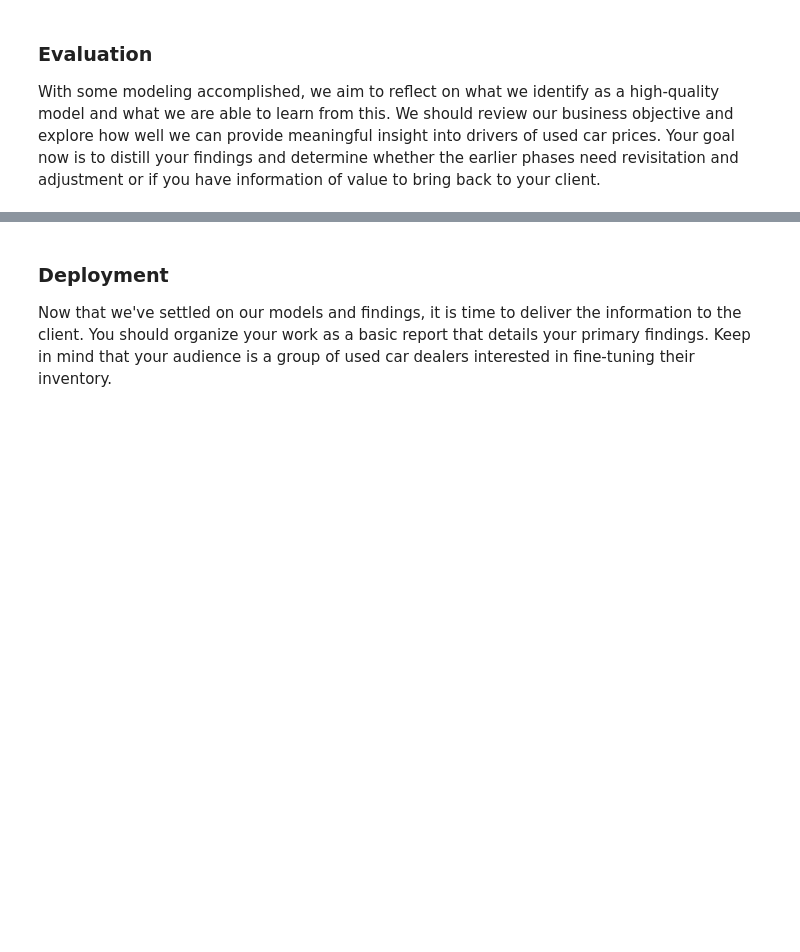
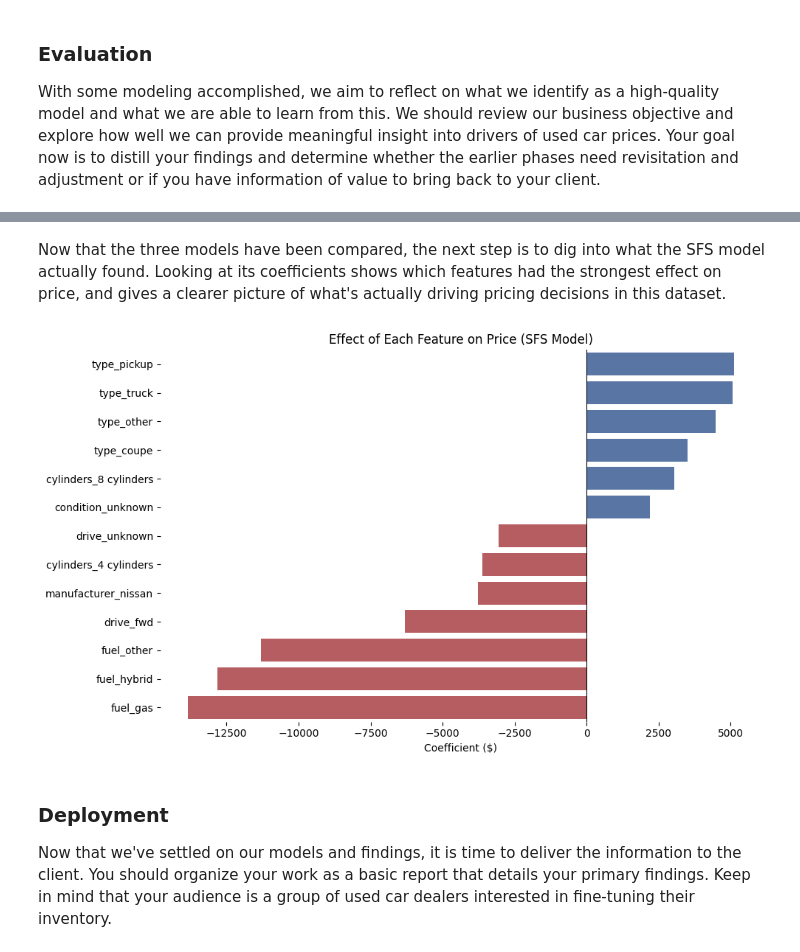
Before and after one commit to vipphan/practical-application-2, a Jupyter notebook: prompt_II.ipynb, the cells around one changed output, grey strips where cells are left out. Cells and saved outputs as stored; diff of their text form; code cells hidden in the pictures; blank space fills up the shorter version.

```diff
--- a/prompt_II.ipynb
+++ b/prompt_II.ipynb
@@ -209,0 +243,3 @@ Rows remaining after dropping duplicates: 310155
+# %%
+cars_df = cars_df.drop(columns=['region', 'model'])
+cars_df.info()
@@ -213,0 +360,14 @@ With your (almost?) final dataset in hand, it is now time to build some models.
+# %%
+X_train_sfs = X_train[selected_features]
+X_test_sfs = X_test[selected_features]
+
+lr_sfs = LinearRegression()
+lr_sfs.fit(X_train_sfs, y_train)
+
+y_pred_sfs = lr_sfs.predict(X_test_sfs)
+
+mae_sfs = mean_absolute_error(y_test, y_pred_sfs)
+rmse_sfs = root_mean_squared_error(y_test, y_pred_sfs)
+
+print(f"SFS MAE: {mae_sfs:.2f}")
+print(f"SFS RMSE: {rmse_sfs:.2f}")
@@ -213,0 +381,5 @@ With your (almost?) final dataset in hand, it is now time to build some models.
+# %%
+sfs_coef_df = pd.DataFrame({
+    'feature': selected_features,
+    'coefficient': lr_sfs.coef_
+}).sort_values('coefficient', ascending=False)
@@ -218,3 +423,28 @@ With some modeling accomplished, we aim to reflect on what we identify as a high
+# %% [markdown]
+Now that the three models have been compared, the next step is to dig into what the SFS model actually found. Looking at its coefficients shows which features had the strongest effect on price, and gives a clearer picture of what's actually driving pricing decisions in this dataset.
+# %%
+# seperating continuous vs categorical features for cleaner visualization
+categorical_coef_df = sfs_coef_df[~sfs_coef_df['feature'].isin(['year', 'odometer'])]
+
+plt.figure(figsize=(10, 6))
+sns.barplot(
+    data=categorical_coef_df,
+    x='coefficient',
+    y='feature',
+    hue=categorical_coef_df['coefficient'] > 0,
+    dodge=False,
+    palette={True: '#4C72B0', False: '#C44E52'},
+    legend=False
+)
+plt.xlabel('Coefficient ($)')
+plt.ylabel('')
+plt.title('Effect of Each Feature on Price (SFS Model)')
+plt.axvline(0, color='black', linewidth=0.8)
+sns.despine(left=True, bottom=True)
+plt.tight_layout()
+plt.show()
+# %% [output]
+[figure, added]
 # %% [markdown]
 ### Deployment
 
```
Also changed, not shown: parts of 25 cells of this notebook.
